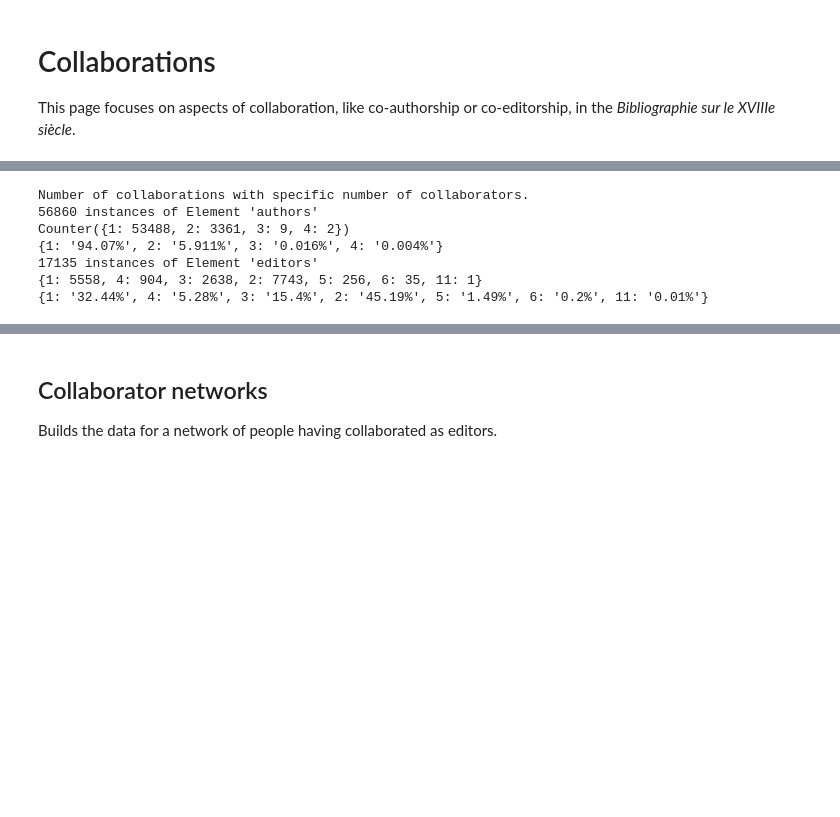
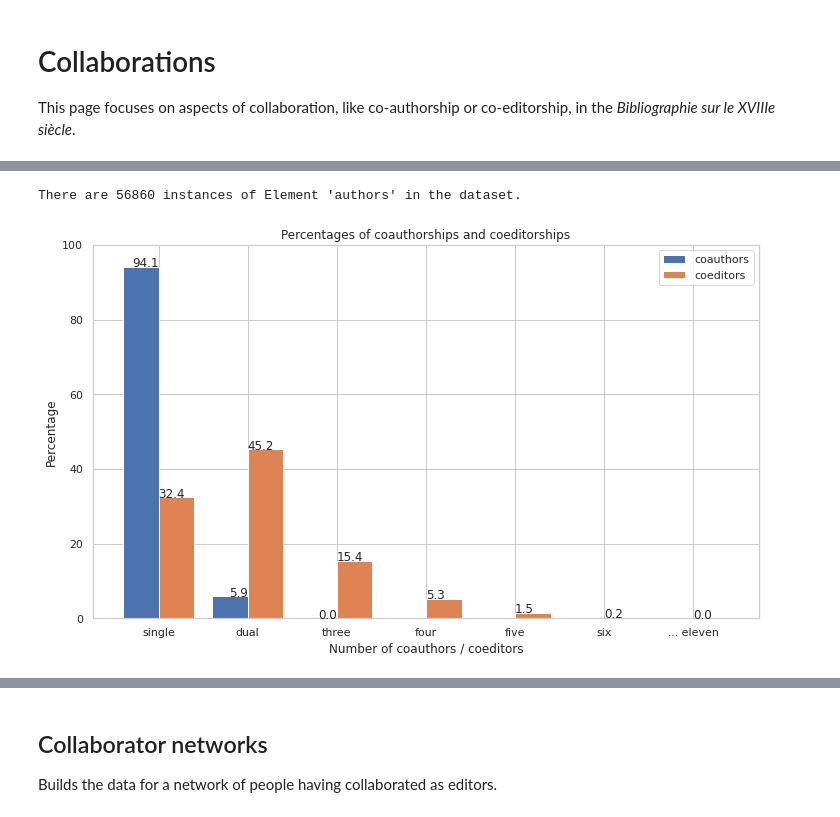
Before and after one commit to christofs/BIB18, a Jupyter notebook: collaborations.ipynb, the cells around one changed output, grey strips where cells are left out. Cells and saved outputs as stored; diff of their text form; code cells hidden in the pictures; blank space fills up the shorter version.

Commit message:
collaboration with a plot

```diff
--- a/collaborations.ipynb
+++ b/collaborations.ipynb
@@ -51,55 +55,93 @@ def get_number_collaborators(bibdata):
     Finds out how frequent collaborations (co-authorship, co-editorship) are.
     Number of "Person" elements within "authors" or "editors" element.
     """
-    print("\nNumber of collaborations with specific number of collaborators.")
-
     # Find all instances of authors
     num_coauthors = []
     xpath = "//bib:authors"
     authors = bibdata.xpath(xpath, namespaces=namespaces)
-    print(len(authors), "instances of Element 'authors'")
+    print("There are " + str(len(authors)) +  " instances of Element 'authors' in the dataset.")
     num_coauthors = []
     for item in authors:
         #print(item)
         xpath = "rdf:Seq/rdf:li/foaf:Person"
         coauthors = item.xpath(xpath, namespaces=namespaces)
         num_coauthors.append(len(coauthors))
     num_coauthors_counts = Counter(num_coauthors)
-    print(num_coauthors_counts)
+    #print(num_coauthors_counts)
 
     # Calculate percentages
     num_coauthors_perc = {}
     total = sum(num_coauthors_counts.values())
     for key,val in num_coauthors_counts.items():
-        num_coauthors_perc[key] = str(round(val/total * 100, 3)) + '%'
-    print(num_coauthors_perc)
+        #num_coauthors_perc[key] = str(round(val/total * 100, 3)) + '%'
+        num_coauthors_perc[key] = round(val/total * 100, 1)
+    #print(num_coauthors_perc)
 
     # Find all instances of editors
     num_coeditors = []
     xpath = "//bib:editors"
     editors = bibdata.xpath(xpath, namespaces=namespaces)
-    print(len(editors), "instances of Element 'editors'")
+    #print(len(editors), "instances of Element 'editors'")
     num_coeditors = []
     for item in editors:
         xpath = "rdf:Seq/rdf:li/foaf:Person"
         coeditors = item.xpath(xpath, namespaces=namespaces)
         num_coeditors.append(len(coeditors))
     num_coeditors_counts = Counter(num_coeditors)
-    print(dict(num_coeditors_counts))
+    #print(dict(num_coeditors_counts))
 
     # Calculate percentages
     num_coeditors_perc = {}
     total = sum(num_coeditors_counts.values())
     for key,val in num_coeditors_counts.items():
-        num_coeditors_perc[key] = str(round(val/total * 100, 2)) + '%'
-    print(num_coeditors_perc)
+        #num_coeditors_perc[key] = str(round(val/total * 100, 2)) + '%'
+        num_coeditors_perc[key] = round(val/total * 100, 1)
+    #print(num_coeditors_perc)
 
-get_number_collaborators(bibdata)
+    return num_coauthors_perc, num_coeditors_perc
+
+
+
+def visualize_coauthorship(coauthors, coeditors):
+    # Prepare the data
+    coauthors = pd.Series(coauthors)
+    #print(coauthors)
+    coeditors = pd.Series(coeditors)
+    #print(coeditors)
+    collaborations = pd.concat([coauthors, coeditors], axis=1)
+    collaborations.rename(columns={0 : "coauthors", 1 : "coeditors"}, inplace=True)
+    collaborations = collaborations.fillna(0)
+    #print(collaborations)
+
+    import numpy as np
+    fig, ax = plt.subplots(layout='constrained', figsize = (10,6))
+    X_axis = np.arange(7)
+    Y_axis = np.arange(7)
+    collaboration_labels = ["single", "dual", "three", "four", "five", "six", "... eleven"]
+    plt.bar(X_axis - 0.2, collaborations["coauthors"], 0.4, label = 'coauthors')
+    plt.bar(Y_axis + 0.2, collaborations["coeditors"], 0.4, label = 'coeditors')
+    plt.ylim([0, 100])
+    plt.xlabel("Number of coauthors / coeditors")
+    plt.ylabel("Percentage")
+    plt.title("Percentages of coauthorships and coeditorships")
+    ax.set_xticks(np.arange(7), collaboration_labels)
+    ax.legend(loc='upper right')
+
+    # function to add value labels
+    def addlabels_a(x,y):
+        for i in range(len(x)):
+            if x[i] in ["single", "dual", "three"]:
+                plt.text(i, y[i], y[i], ha = "right")
+    def addlabels_e(x,y):
+        for i in range(len(x)):
+            plt.text(i, y[i], y[i], ha = "left")
+    addlabels_a(collaboration_labels, list(collaborations["coauthors"]))
+    addlabels_e(collaboration_labels, list(collaborations["coeditors"]))
+
+
+
+coauthors, coeditors = get_number_collaborators(bibdata)
+visualize_coauthorship(coauthors, coeditors)
 # %% [output]
-Number of collaborations with specific number of collaborators.
-56860 instances of Element 'authors'
-Counter({1: 53488, 2: 3361, 3: 9, 4: 2})
-{1: '94.07%', 2: '5.911%', 3: '0.016%', 4: '0.004%'}
-17135 instances of Element 'editors'
-{1: 5558, 4: 904, 3: 2638, 2: 7743, 5: 256, 6: 35, 11: 1}
-{1: '32.44%', 4: '5.28%', 3: '15.4%', 2: '45.19%', 5: '1.49%', 6: '0.2%', 11: '0.01%'}
+There are 56860 instances of Element 'authors' in the dataset.
+[figure, added]
```
Also changed, not shown: parts of 8 cells of this notebook, 5 other files.
